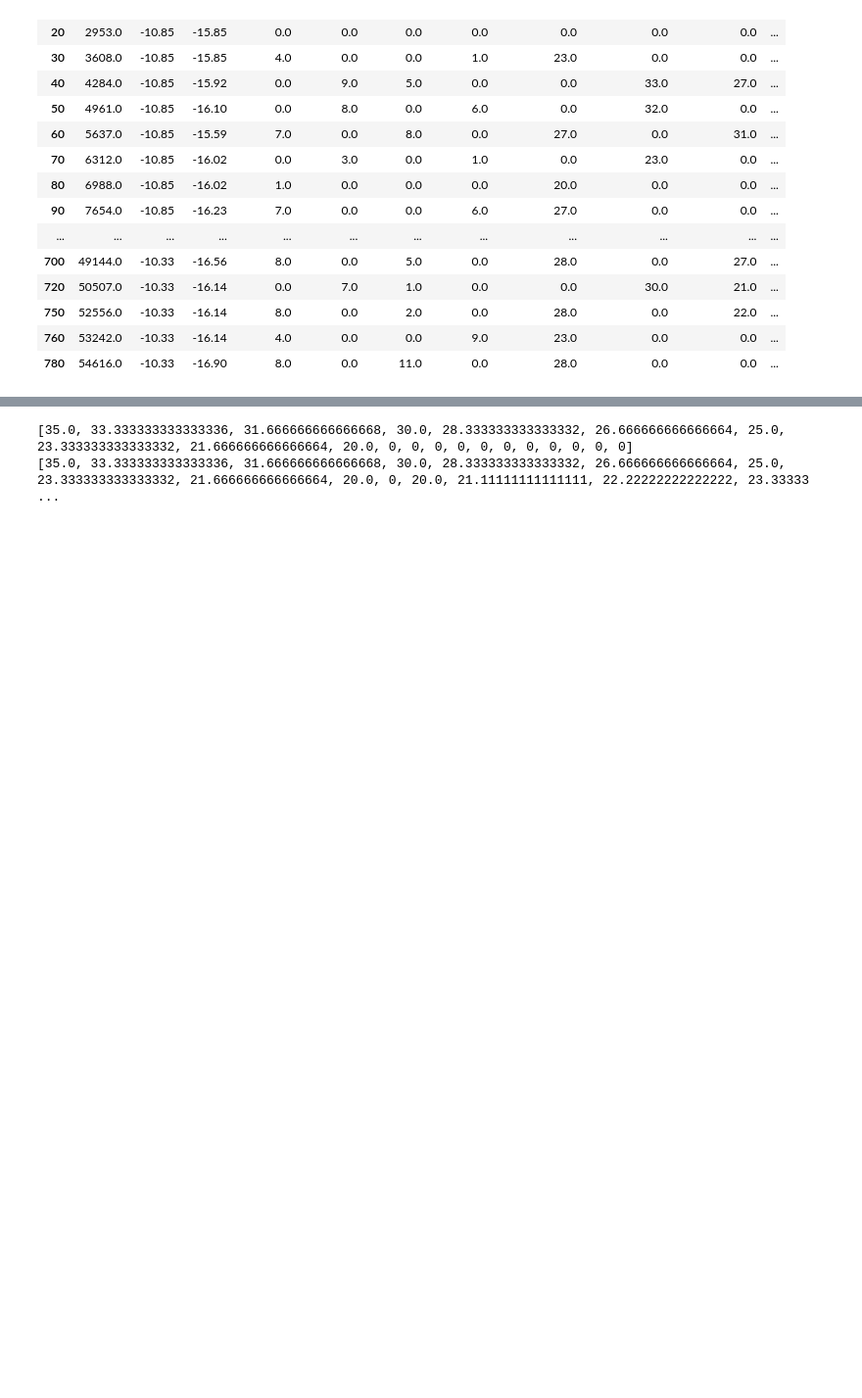
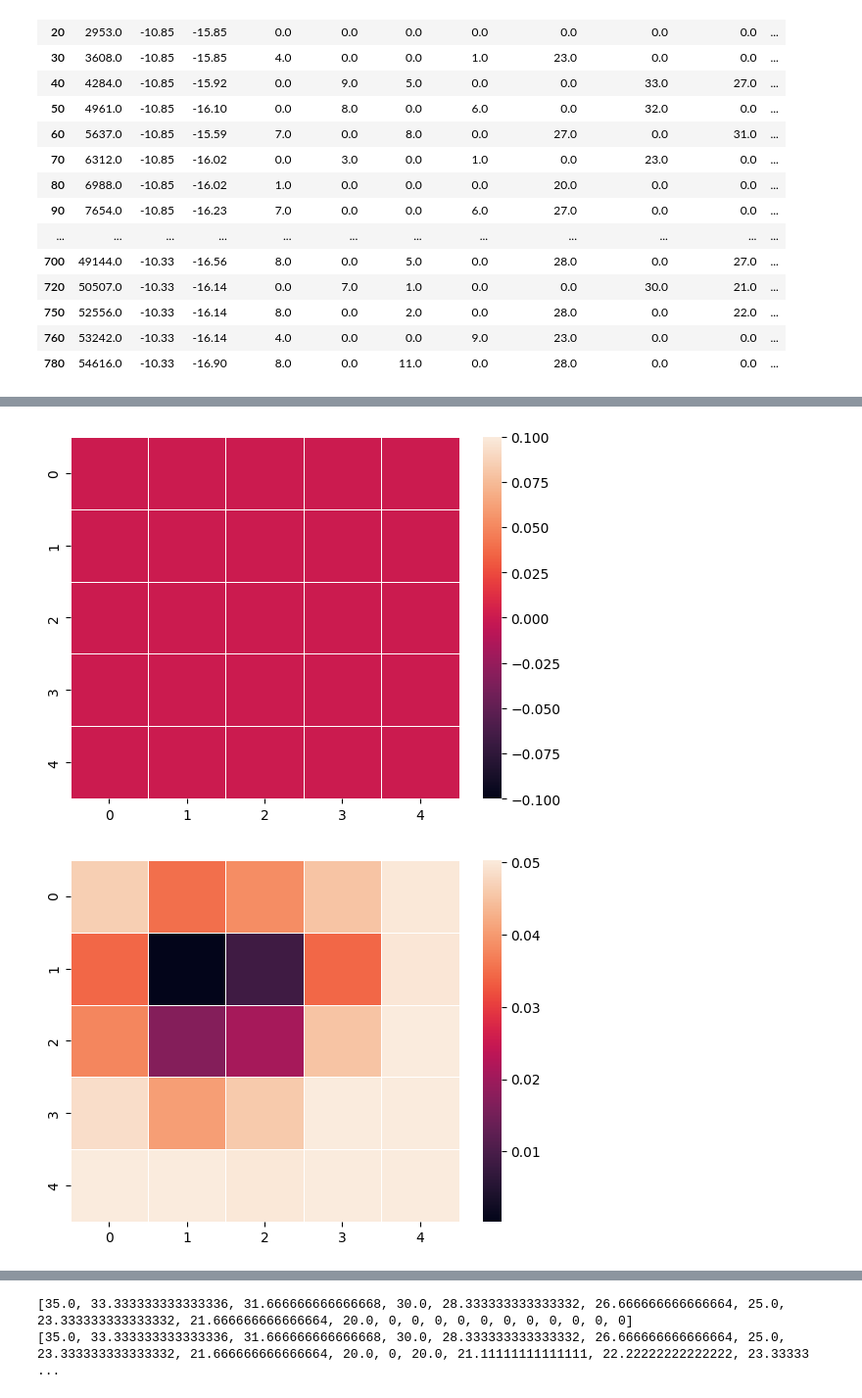
Before and after one commit to ansue1234/RobLimbFK, a Jupyter notebook: PWM_data_collection_debug.ipynb, the cells around one changed output, grey strips where cells are left out. Shown at 98% size. Cells and saved outputs as stored; diff of their text form; code cells hidden in the pictures; blank space fills up the shorter version.

```diff
--- a/PWM_data_collection_debug.ipynb
+++ b/PWM_data_collection_debug.ipynb
@@ -50,0 +222,13 @@ data
+# %%
+import seaborn as sns
+import matplotlib.pylab as plt
+
+for g in grids:
+    ax = sns.heatmap(g.reshape(num_rows, num_cols), linewidth=0.5)
+    plt.show()
+# uniform_data = np.random.rand(10, 12)
+# ax = sns.heatmap(uniform_data, linewidth=0.5)
+# plt.show()
+# %% [output]
+[figure, added]
+[figure, added]
```
Also changed, not shown: parts of 8 cells of this notebook, 1 other file.
